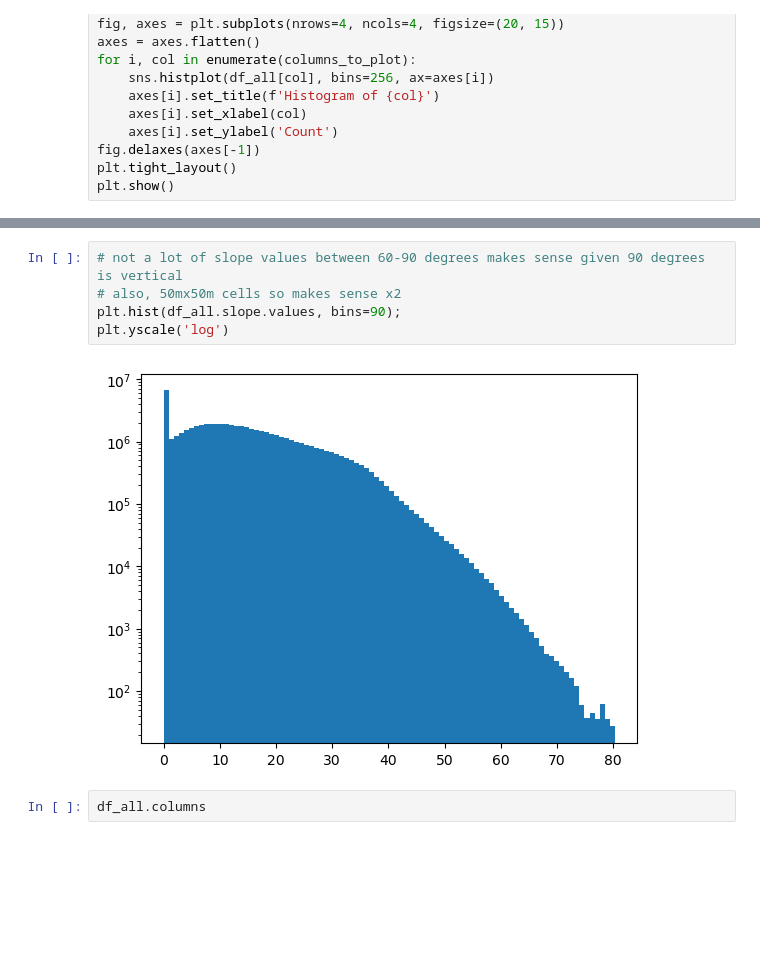
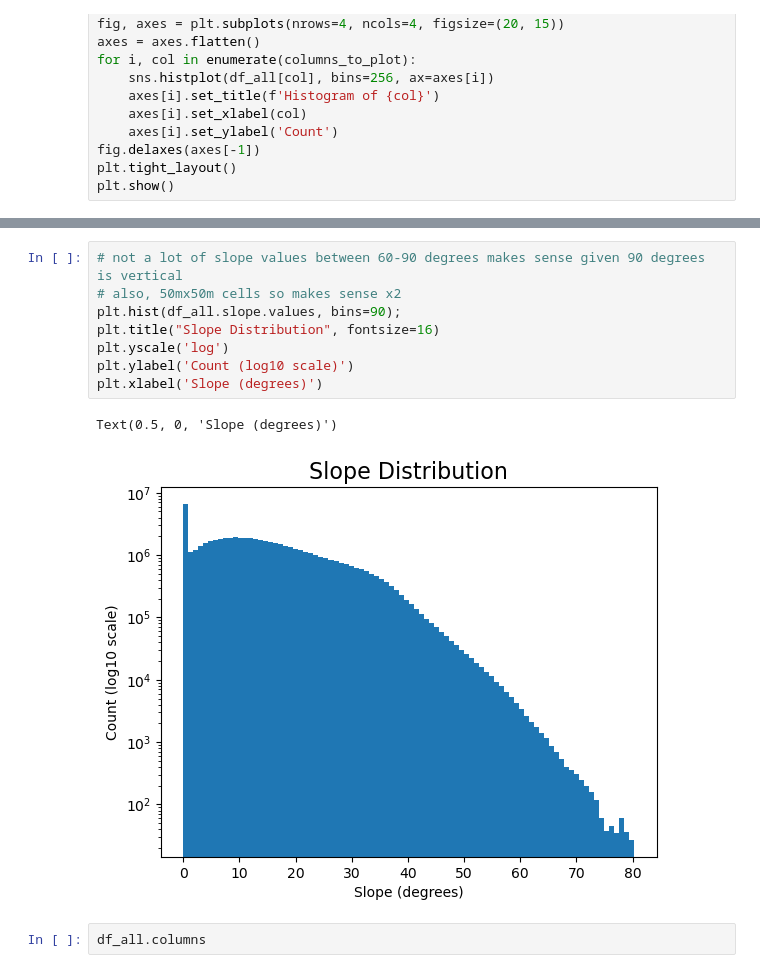
Before and after one commit to Jack-Hayes/mlgeo-2024-deep-snow, a Jupyter notebook: notebooks/jack_deepl_hw.ipynb, the cells around one changed output, grey strips where cells are left out. Cells and saved outputs as stored; diff of their text form; blank space fills up the shorter version.

```diff
--- a/notebooks/jack_deepl_hw.ipynb
+++ b/notebooks/jack_deepl_hw.ipynb
@@ -136,10 +148,14 @@ plt.yscale('log')
 # %%
 # not a lot of slope values between 60-90 degrees makes sense given 90 degrees is vertical
 # also, 50mx50m cells so makes sense x2
 plt.hist(df_all.slope.values, bins=90);
+plt.title("Slope Distribution", fontsize=16)
 plt.yscale('log')
+plt.ylabel('Count (log10 scale)')
+plt.xlabel('Slope (degrees)')
 # %% [output]
+Text(0.5, 0, 'Slope (degrees)')
-[figure, old version]
+[figure, new version]
 # %%
 df_all.columns
 # %% [output]
```
Also changed, not shown: parts of 17 cells of this notebook.
